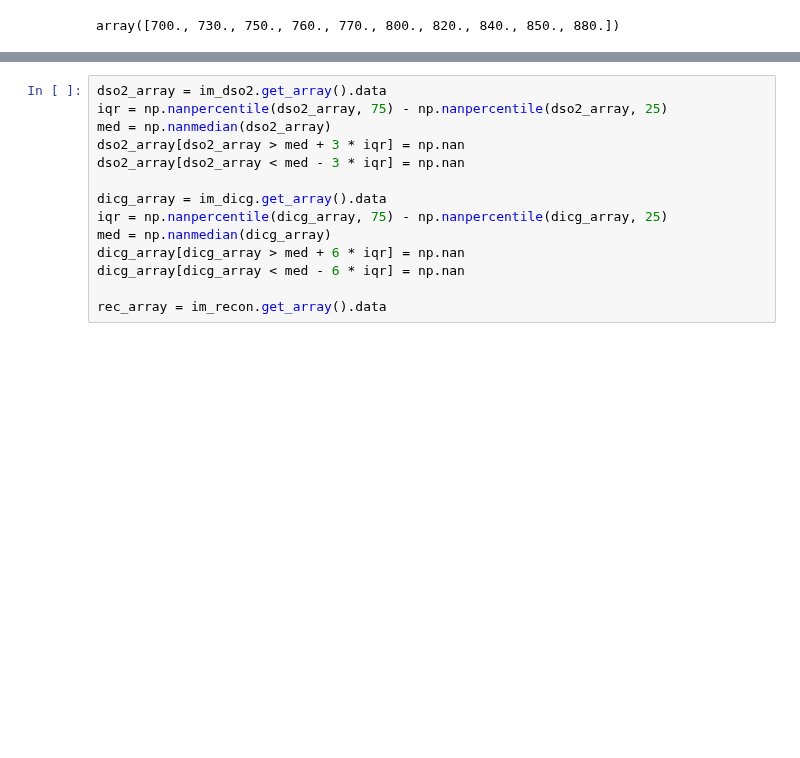
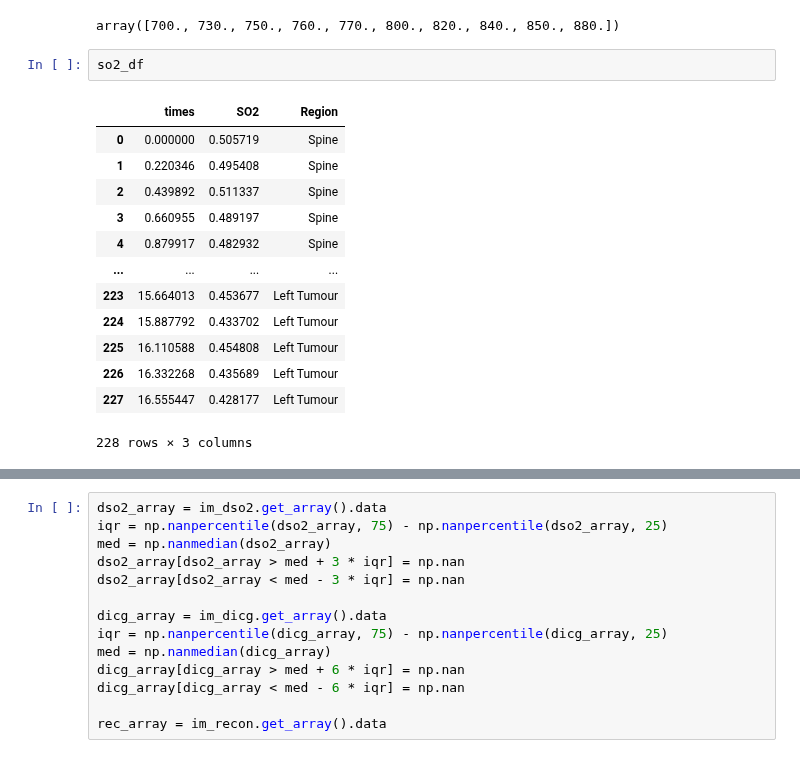
Before and after one commit to BohndiekLab/patato, a Jupyter notebook: docs/paper_figures/paper+figures.ipynb, the cells around one changed output, grey strips where cells are left out. Cells and saved outputs as stored; diff of their text form; blank space fills up the shorter version.

```diff
--- a/docs/paper_figures/paper+figures.ipynb
+++ b/docs/paper_figures/paper+figures.ipynb
@@ -56,6 +76,22 @@ dicg, _, [baseline_icg, baseline_sigma_icg] = dce.run(pa_dce.get_scan_unmixed(),
 pa_so2.get_wavelengths()
 # %% [output]
 array([700., 730., 750., 760., 770., 800., 820., 840., 850., 880.])
+# %%
+so2_df
+# %% [output]
+|  | times | SO2 | Region |
+| 0 | 0.000000 | 0.505719 | Spine |
+| 1 | 0.220346 | 0.495408 | Spine |
+| 2 | 0.439892 | 0.511337 | Spine |
+| 3 | 0.660955 | 0.489197 | Spine |
+| 4 | 0.879917 | 0.482932 | Spine |
+| ... | ... | ... | ... |
+| 223 | 15.664013 | 0.453677 | Left Tumour |
+| 224 | 15.887792 | 0.433702 | Left Tumour |
+| 225 | 16.110588 | 0.454808 | Left Tumour |
+| 226 | 16.332268 | 0.435689 | Left Tumour |
+| 227 | 16.555447 | 0.428177 | Left Tumour |
+228 rows × 3 columns
 # %%
 icg_df = pd.DataFrame({"times": np.concatenate([icg_times] * 3),
                        "ICG": np.concatenate([get_trace(icg, r) for r in [roi_reference, roi_tumour_right, roi_tumour_left]]),
```
Also changed, not shown: parts of 6 cells of this notebook, 8 other files.
